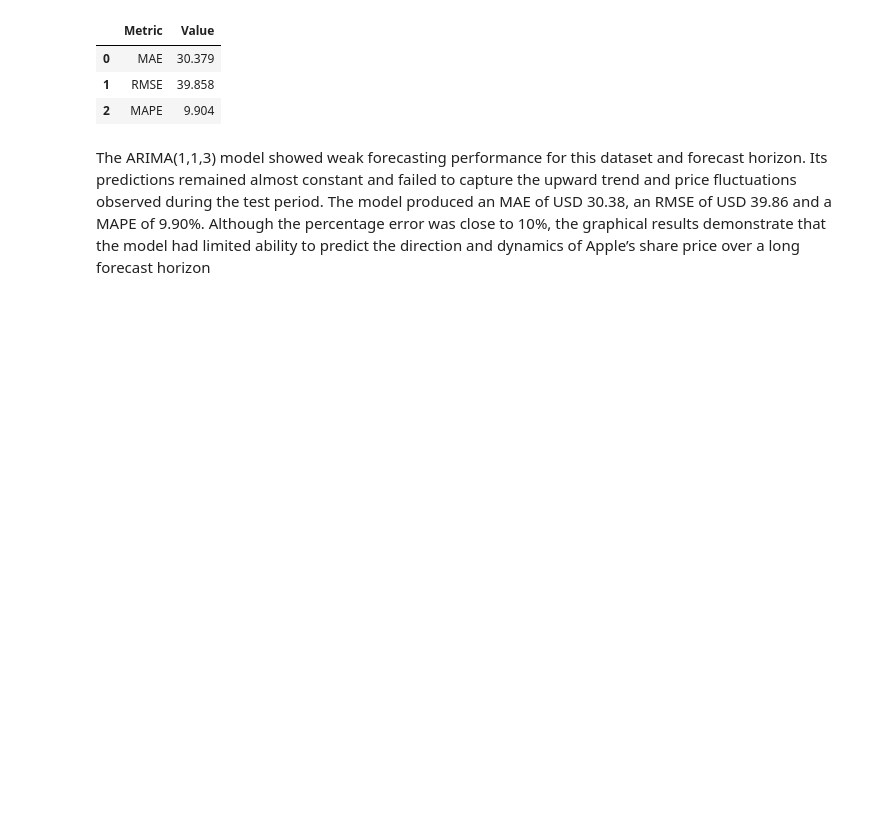
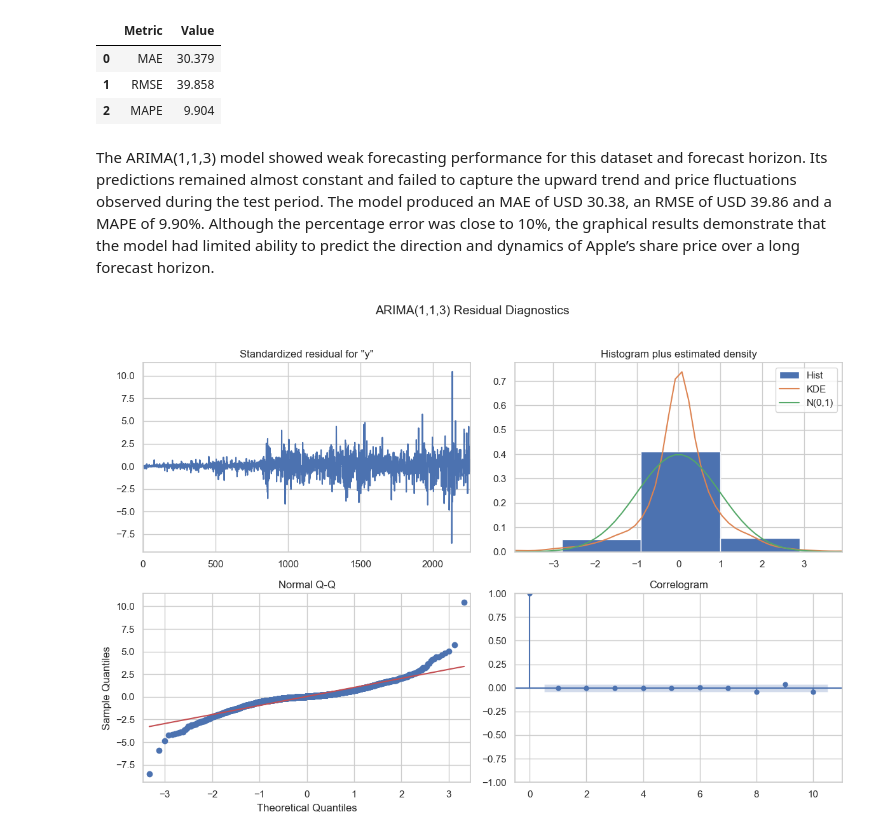
Before and after one commit to 2026228-dev/CA1MLB-2026228, a Jupyter notebook: AAPL.ipynb, the cells around one changed output. Saved outputs shown, nothing was run; the diff lists cells and outputs as text; code cells hidden in the pictures; blank space fills up the shorter version.

```diff
--- a/AAPL.ipynb
+++ b/AAPL.ipynb
@@ -2179,4 +2205,20 @@ arima_metrics.round(3)
 | 1 | RMSE | 39.858 |
 | 2 | MAPE | 9.904 |
 # %% [markdown]
-The ARIMA(1,1,3) model showed weak forecasting performance for this dataset and forecast horizon. Its predictions remained almost constant and failed to capture the upward trend and price fluctuations observed during the test period. The model produced an MAE of USD 30.38, an RMSE of USD 39.86 and a MAPE of 9.90%. Although the percentage error was close to 10%, the graphical results demonstrate that the model had limited ability to predict the direction and  dynamics of Apple’s share price over a long forecast horizon
+The ARIMA(1,1,3) model showed weak forecasting performance for this dataset and forecast horizon. Its predictions remained almost constant and failed to capture the upward trend and price fluctuations observed during the test period. The model produced an MAE of USD 30.38, an RMSE of USD 39.86 and a MAPE of 9.90%. Although the percentage error was close to 10%, the graphical results demonstrate that the model had limited ability to predict the direction and  dynamics of Apple’s share price over a long forecast horizon.
+# %%
+# Generate ARIMA residual diagnostic plots
+final_arima_fit.plot_diagnostics(
+    figsize=(12, 8)
+)
+
+plt.suptitle(
+    "ARIMA(1,1,3) Residual Diagnostics",
+    fontsize=14,
+    y=1.02
+)
+
+plt.tight_layout()
+plt.show()
+# %% [output]
+[figure, added]
```
Also changed, not shown: parts of 61 cells of this notebook, 1 other file.
